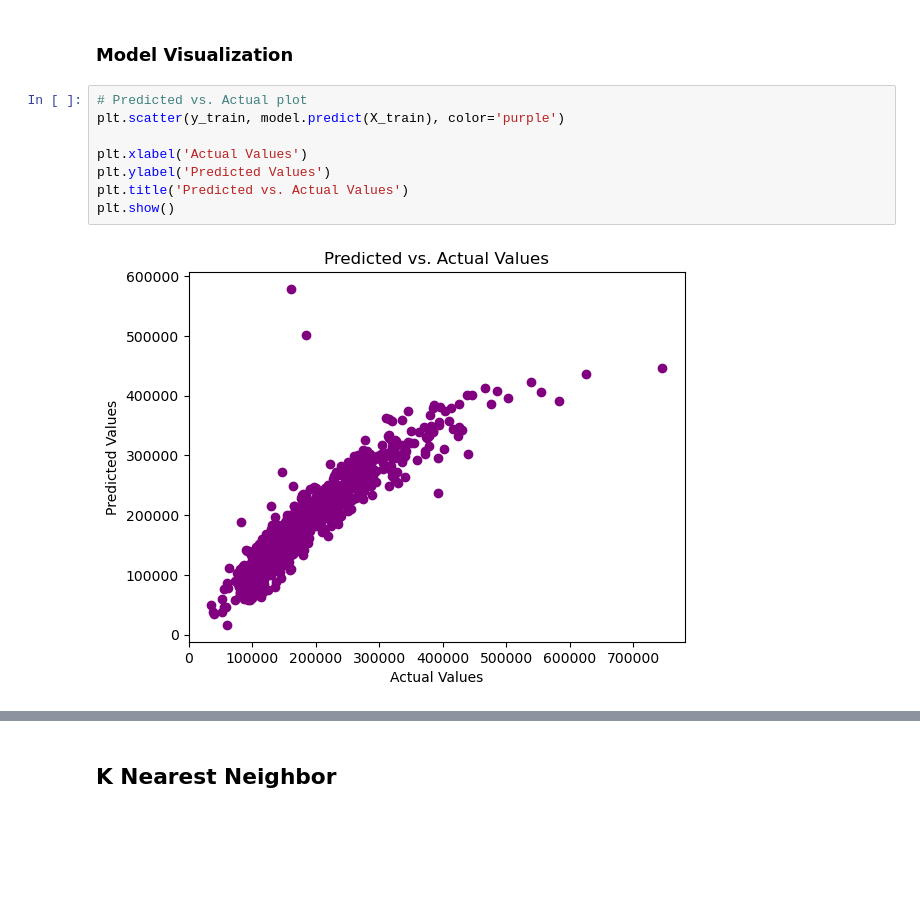
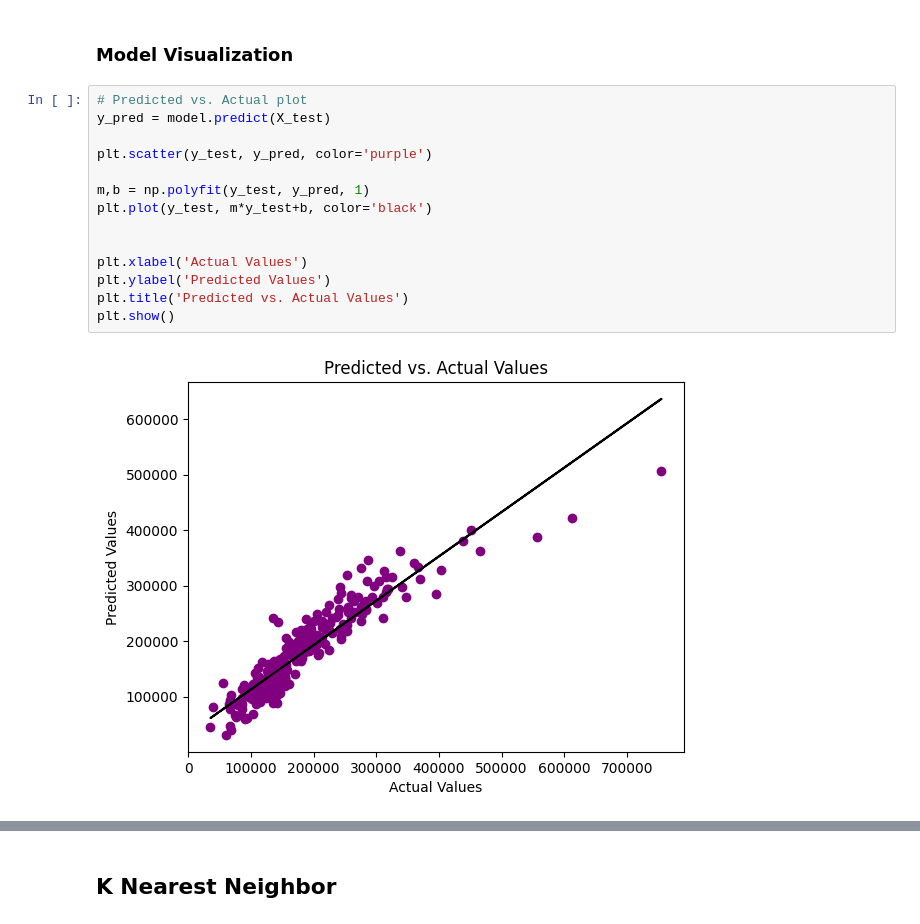
Before and after one commit to gimmeursocks/UTKFaceClassifier, a Jupyter notebook: Houses_Regression.ipynb, the cells around one changed output, grey strips where cells are left out. Drawn from its saved outputs; the diff is of its cells as text; blank space fills up the shorter version.

```diff
--- a/Houses_Regression.ipynb
+++ b/Houses_Regression.ipynb
@@ -342,11 +342,17 @@ Test: 85.27%
 ### Model Visualization
 # %%
 # Predicted vs. Actual plot
-plt.scatter(y_train, model.predict(X_train), color='purple')
+y_pred = model.predict(X_test)
+
+plt.scatter(y_test, y_pred, color='purple')
+
+m,b = np.polyfit(y_test, y_pred, 1)
+plt.plot(y_test, m*y_test+b, color='black')
+
 
 plt.xlabel('Actual Values')
 plt.ylabel('Predicted Values')
 plt.title('Predicted vs. Actual Values')
 plt.show()
 # %% [output]
-[figure, old version]
+[figure, new version]
```
Also changed, not shown: parts of 12 cells of this notebook, 2 other files.
